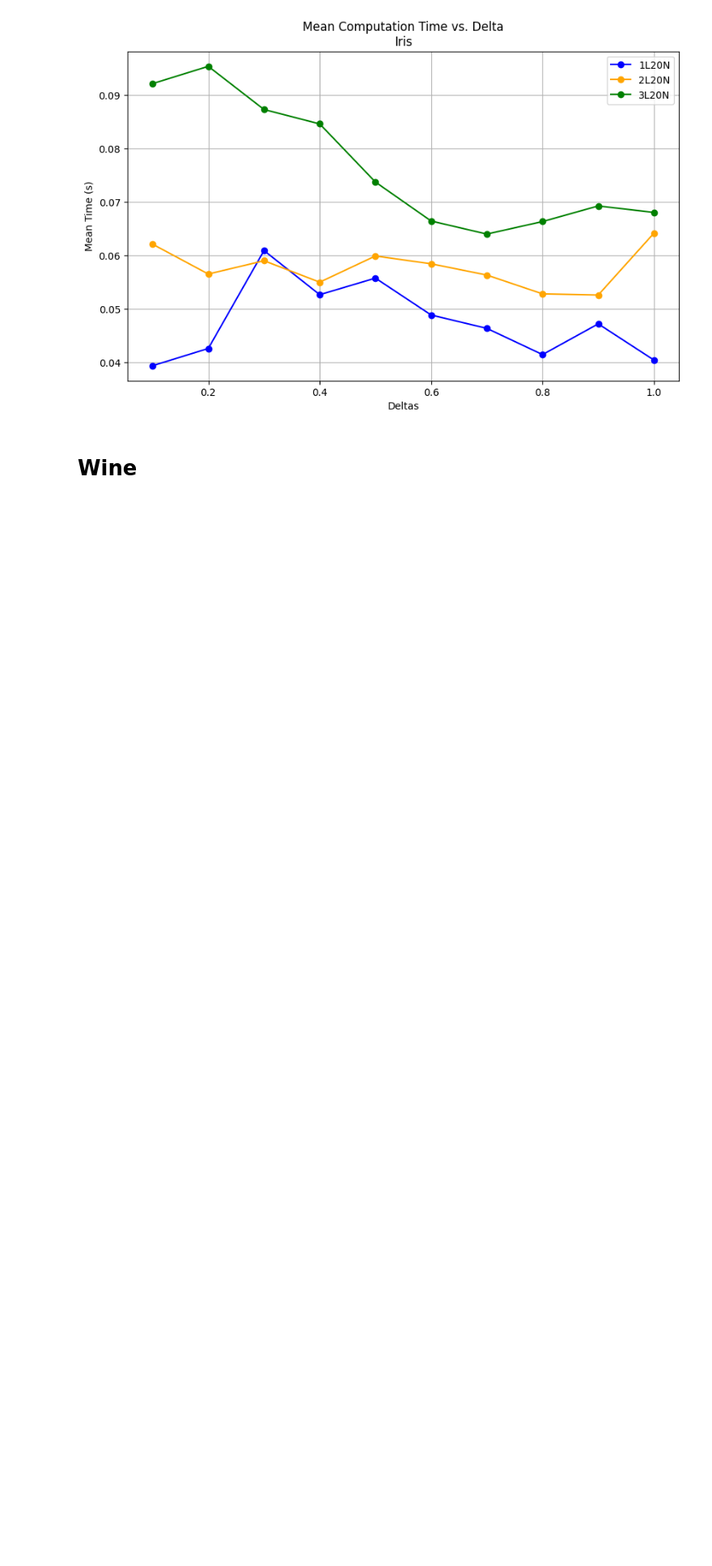
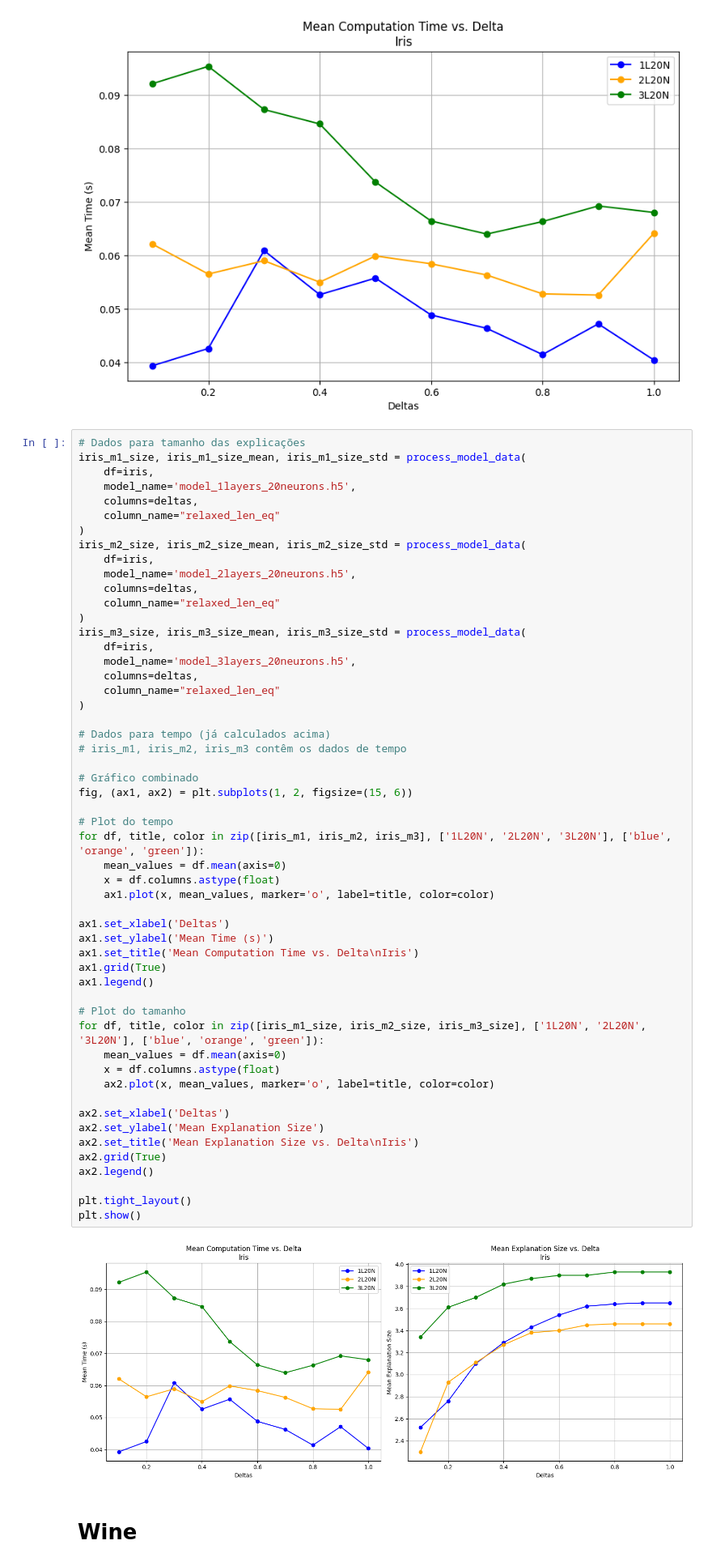
Before and after one commit to myller-silva/explications-anns-colab, a Jupyter notebook: results/all layers relaxed.ipynb, the cells around one changed output. Shown at 81% size. Cells and saved outputs as stored; diff of their text form; blank space fills up the shorter version.

```diff
--- a/results/all layers relaxed.ipynb
+++ b/results/all layers relaxed.ipynb
@@ -303,6 +250,61 @@ plot_multiple_means(
 )
 # %% [output]
 [figure]
+# %%
+# Dados para tamanho das explicações
+iris_m1_size, iris_m1_size_mean, iris_m1_size_std = process_model_data(
+    df=iris,
+    model_name='model_1layers_20neurons.h5',
+    columns=deltas,
+    column_name="relaxed_len_eq"
+)
+iris_m2_size, iris_m2_size_mean, iris_m2_size_std = process_model_data(
+    df=iris,
+    model_name='model_2layers_20neurons.h5',
+    columns=deltas,
+    column_name="relaxed_len_eq"
+)
+iris_m3_size, iris_m3_size_mean, iris_m3_size_std = process_model_data(
+    df=iris,
+    model_name='model_3layers_20neurons.h5',
+    columns=deltas,
+    column_name="relaxed_len_eq"
+)
+
+# Dados para tempo (já calculados acima)
+# iris_m1, iris_m2, iris_m3 contêm os dados de tempo
+
+# Gráfico combinado
+fig, (ax1, ax2) = plt.subplots(1, 2, figsize=(15, 6))
+
+# Plot do tempo
+for df, title, color in zip([iris_m1, iris_m2, iris_m3], ['1L20N', '2L20N', '3L20N'], ['blue', 'orange', 'green']):
+    mean_values = df.mean(axis=0)
+    x = df.columns.astype(float)
+    ax1.plot(x, mean_values, marker='o', label=title, color=color)
+
+ax1.set_xlabel('Deltas')
+ax1.set_ylabel('Mean Time (s)')
+ax1.set_title('Mean Computation Time vs. Delta\nIris')
+ax1.grid(True)
+ax1.legend()
+
+# Plot do tamanho
+for df, title, color in zip([iris_m1_size, iris_m2_size, iris_m3_size], ['1L20N', '2L20N', '3L20N'], ['blue', 'orange', 'green']):
+    mean_values = df.mean(axis=0)
+    x = df.columns.astype(float)
+    ax2.plot(x, mean_values, marker='o', label=title, color=color)
+
+ax2.set_xlabel('Deltas')
+ax2.set_ylabel('Mean Explanation Size')
+ax2.set_title('Mean Explanation Size vs. Delta\nIris')
+ax2.grid(True)
+ax2.legend()
+
+plt.tight_layout()
+plt.show()
+# %% [output]
+[figure, added]
 # %% [markdown]
 # Wine
 # %% [markdown]
```
Also changed, not shown: parts of 10 cells of this notebook, 1 other file.
